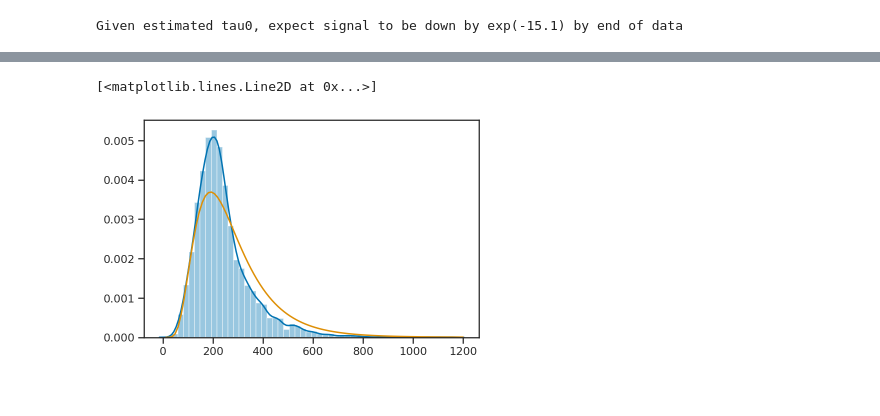
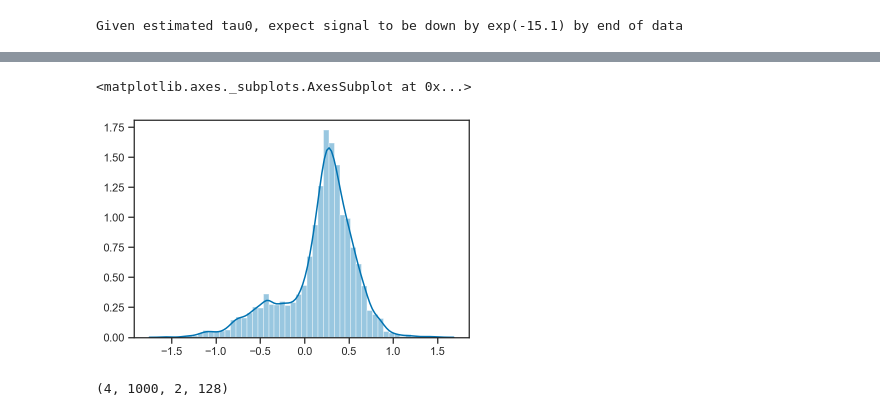
Before and after one commit to farr/ringdown, a Jupyter notebook: GW150914.ipynb, the cells around one changed output, grey strips where cells are left out. Drawn from its saved outputs; the diff is of its cells as text; code cells hidden in the pictures.

```diff
--- a/GW150914.ipynb
+++ b/GW150914.ipynb
@@ -21,8 +24,15 @@ sns.set_palette('colorblind')
 ra = 1.95
 dec = -1.27
 psi = 0.82
-tgps = 1126259462.423
-gmst = lal.GreenwichMeanSiderealTime(lal.LIGOTimeGPS(tgps))
+
+tgps_H = 1126259462.423
+
+dt_H = lal.TimeDelayFromEarthCenter(lal.cached_detector_by_prefix['H1'].location, ra, dec, lal.LIGOTimeGPS(tgps))
+dt_L = lal.TimeDelayFromEarthCenter(lal.cached_detector_by_prefix['L1'].location, ra, dec, lal.LIGOTimeGPS(tgps))
+
+tgps_L = tgps_H - dt_H + dt_L
+
+gmst = lal.GreenwichMeanSiderealTime(lal.LIGOTimeGPS(tgps_H))
 iota = pi
 FpH, FcH = lal.ComputeDetAMResponse(lal.cached_detector_by_prefix['H1'].response, ra, dec, psi, gmst)
 FpL, FcL = lal.ComputeDetAMResponse(lal.cached_detector_by_prefix['L1'].response, ra, dec, psi, gmst)
@@ -51,10 +61,8 @@ Lfilt = sig.filtfilt(b, a, Lstrain)[::2]
 Htsfilt = Hts[::2]
 Ltsfilt = Lts[::2]
 
-I0H = argmin(abs(1126259462.423-Htsfilt))
-T0H = Htsfilt[I0H]
-I0L = argmin(abs(1126259462.423-7e-3-Ltsfilt))
-T0L = Ltsfilt[I0L]
+I0H = where(tgps_H > Htsfilt)[0][-1]+1
+I0L = where(tgps_L > Ltsfilt)[0][-1]+1
 Nanalyze = 128
 Tanalyze = Nanalyze*(Htsfilt[1]-Htsfilt[0])
 print('Will analyze {:.3f} s of data'.format(Tanalyze))
@@ -144,17 +157,21 @@ INFO:pystan:COMPILING THE C++ CODE FOR MODEL anon_model_02db09bb6bd295bad144e815
 # %%
 data = {
+    'nobs': 2,
     'nsamp': Nanalyze,
     'nmode': 2,
 
-    'ts': (Htsfilt[1]-Htsfilt[0])*arange(Nanalyze),
+    't0': [tgps_H, tgps_L],
+    'ts': [Htsfilt[I0H:I0H+Nanalyze], Ltsfilt[I0L:I0L+Nanalyze]],
     'strain': [Hfilt[I0H:I0H+Nanalyze], -Lfilt[I0L:I0L+Nanalyze]],
     'L': [HL, LL],
 
-    'mu_logf': [log(f0), log(f1)],
-    'sigma_logf': [0.5, 0.5],
+    'mu_logf': [log(f0), log(f1)],#, log(f2)],
+    'sigma_logf': [0.5, 0.5],#, 0.5],
 
-    'mu_loggamma': [log(gamma0), log(gamma1)],
-    'sigma_loggamma': [0.5, 0.5],
+    'mu_loggamma': [log(gamma0), log(gamma1)],#, log(gamma2)],
+    'sigma_loggamma': [0.5, 0.5],#, 0.5],
+
+    'FpFc': [[FpH, FcH], [FpL, FcL]],
 
     'Amax': 1e-20
 }
@@ -214,7 +251,9 @@ std(log(fit.posterior.f.values[:,:,1])), std(log(fit.posterior.gamma.values[:,:,
 # %%
-sns.distplot(fit.posterior.f.values[:,:,1].flatten())
-xs = linspace(0, 1200, 100)[1:]
-plot(xs, ss.lognorm(0.5, scale=f1).pdf(xs))
+sns.distplot(log(fit.posterior.f.values[:,:,1].flatten()/fit.posterior.f.values[:,:,0].flatten()))
 # %% [output]
-[<matplotlib.lines.Line2D at 0x...>]
+<matplotlib.axes._subplots.AxesSubplot at 0x...>
-[figure, old version]
+[figure, new version]
+# %%
+fit.posterior.h_det.values.shape
+# %% [output]
+(4, 1000, 2, 128)
```
Also changed, not shown: parts of 22 cells of this notebook, 1 other file.
